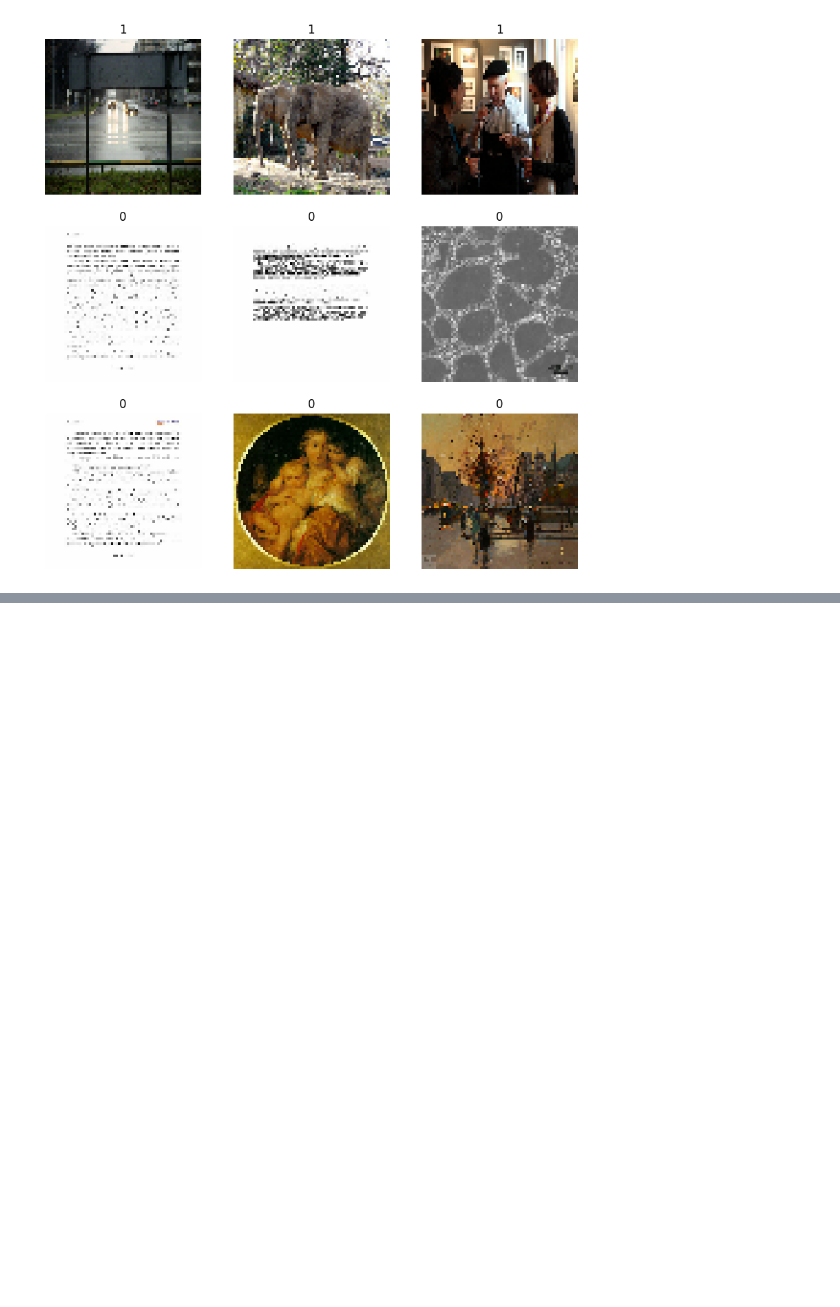
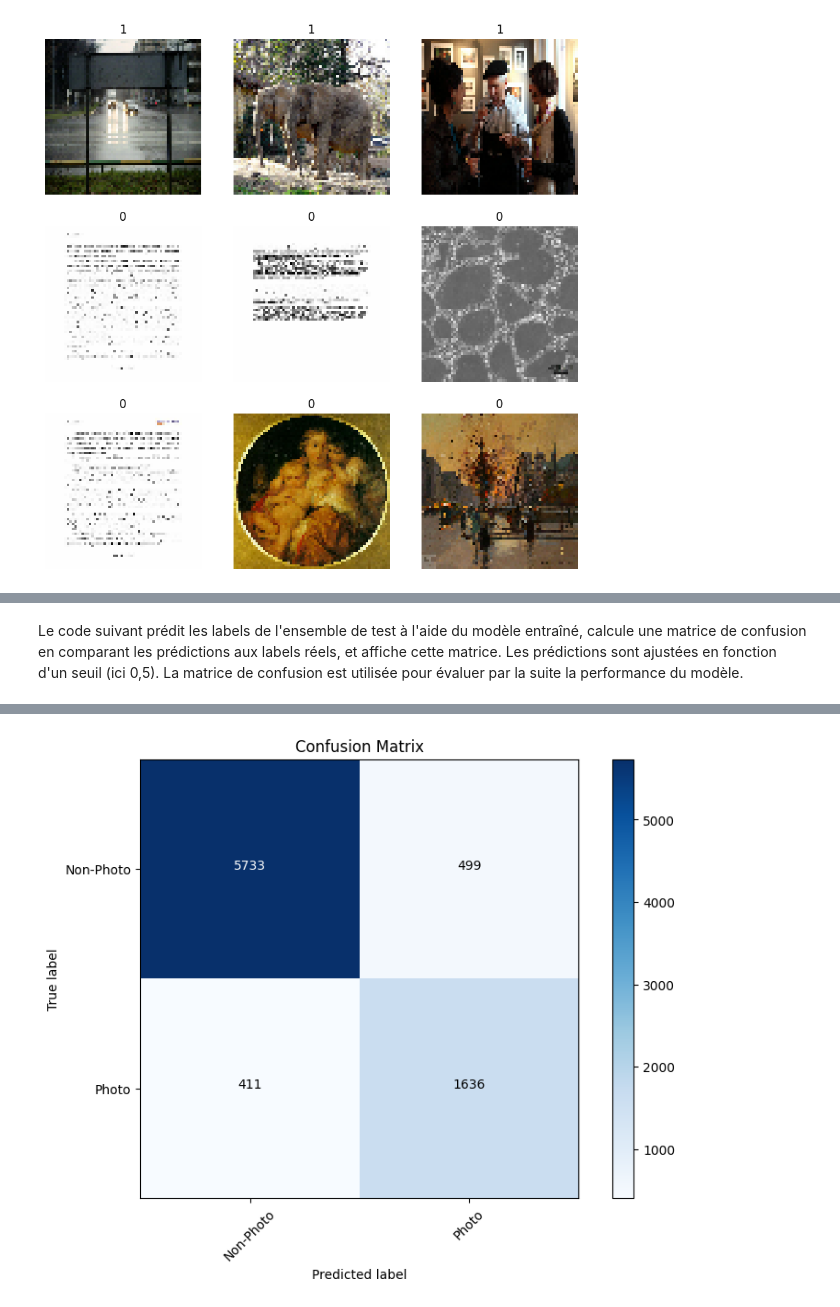
Before and after one commit to romaricDembele/projet_leyenda, a Jupyter notebook: livrable_1.ipynb, the cells around one changed output, grey strips where cells are left out. Drawn from its saved outputs; the diff is of its cells as text; code cells hidden in the pictures; blank space fills up the shorter version.

```diff
--- a/livrable_1.ipynb
+++ b/livrable_1.ipynb
@@ -252,5 +252,0 @@ plt.show()
-# %%
-for images, labels in test_set.take(5):
-    preds = model.predict(images)
-    print("Predictions:", preds)
-    print("Actual labels:", labels.numpy())
@@ -1207,0 +259,5 @@ Pourcentage de non photo bien prédit : 90.33492822966507
+# %%
+for images, labels in test_set.take(1):
+    preds = model.predict(images)
+    print("Predictions:", preds)
+    print("Actual labels:", labels.numpy())
@@ -1207,0 +283,54 @@ Pourcentage de non photo bien prédit : 90.33492822966507
+# %% [markdown]
+Le code suivant prédit les labels de l'ensemble de test à l'aide du modèle entraîné, calcule une matrice de confusion en comparant les prédictions aux labels réels, et affiche cette matrice. Les prédictions sont ajustées en fonction d'un seuil (ici 0,5). La matrice de confusion est utilisée pour évaluer par la suite la performance du modèle.
+# %%
+import numpy as np
+from sklearn.metrics import confusion_matrix
+import matplotlib.pyplot as plt
+import itertools
+
+y_pred_prob = []
+y_true = []
+for images, labels in test_set:
+
+    preds = model.predict(images)
+    y_pred_prob.extend(preds)
+    y_true.extend(labels.numpy().astype(int))
+
+# Fonction pour calculer et afficher la matrice de confusion
+def calculate_and_plot_confusion_matrix(y_true, y_pred_prob, threshold, class_names):
+
+    y_pred_adjusted = (np.array(y_pred_prob) > threshold).astype(int)
+
+    new_cm = confusion_matrix(y_true, y_pred_adjusted)
+
+    plot_confusion_matrix(new_cm, class_names)
+
+# Fonction pour afficher la matrice de confusion
+def plot_confusion_matrix(cm, class_names):
+    """
+    Affiche une matrice de confusion avec une coloration spécifique et des annotations.
+    """
+    plt.figure(figsize=(8, 6))
+    plt.imshow(cm, interpolation='nearest', cmap=plt.cm.Blues)
+    plt.title('Confusion Matrix')
+    plt.colorbar()
+    tick_marks = np.arange(len(class_names))
+    plt.xticks(tick_marks, class_names, rotation=45)
+    plt.yticks(tick_marks, class_names)
+
+    thresh = cm.max() / 2.
+    for i, j in itertools.product(range(cm.shape[0]), range(cm.shape[1])):
+        plt.text(j, i, cm[i, j],
+                 horizontalalignment="center",
+                 color="white" if cm[i, j] > thresh else "black")
+
+    plt.tight_layout()
+    plt.ylabel('True label')
+    plt.xlabel('Predicted label')
+    plt.show()
+
+#seuil pour tester
+threshold = 0.5
+
+calculate_and_plot_confusion_matrix(y_true, y_pred_prob, threshold, class_names=['Non-Photo', 'Photo'])
+# %% [output]
@@ -1207,0 +354 @@ Pourcentage de non photo bien prédit : 90.33492822966507
+[figure, added]
```
Also changed, not shown: parts of 80 cells of this notebook.
